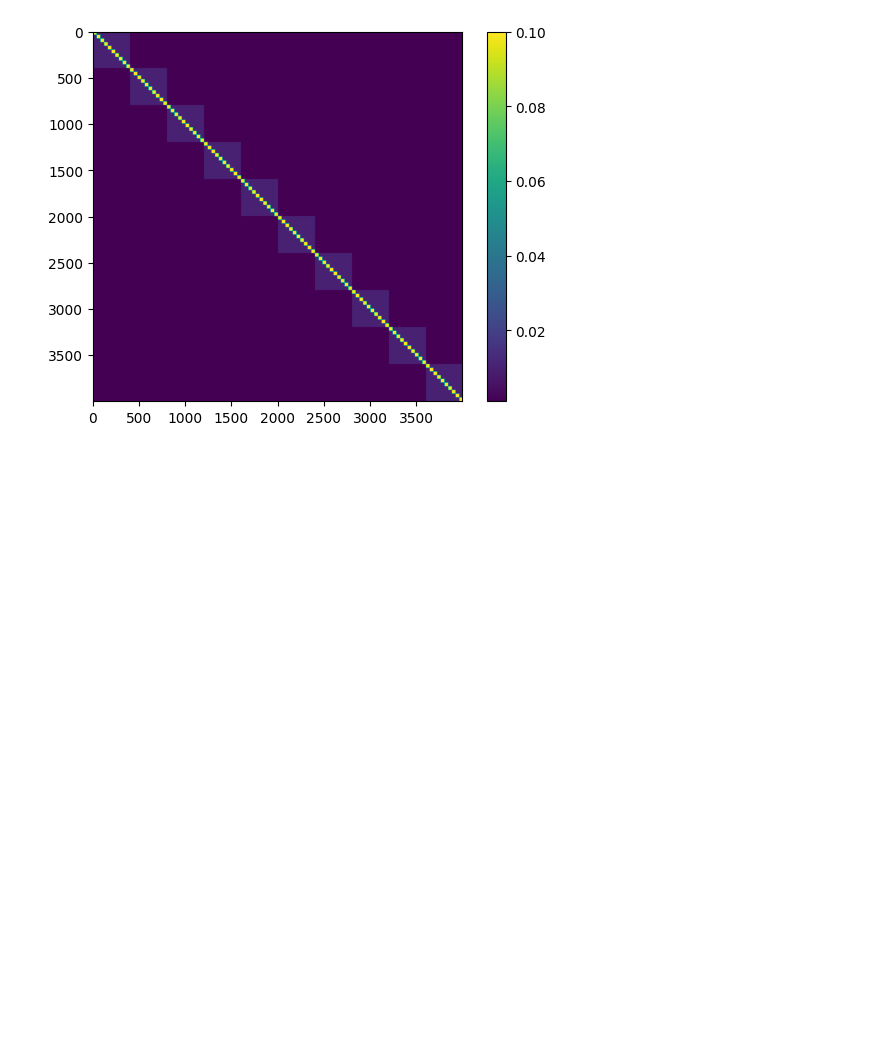
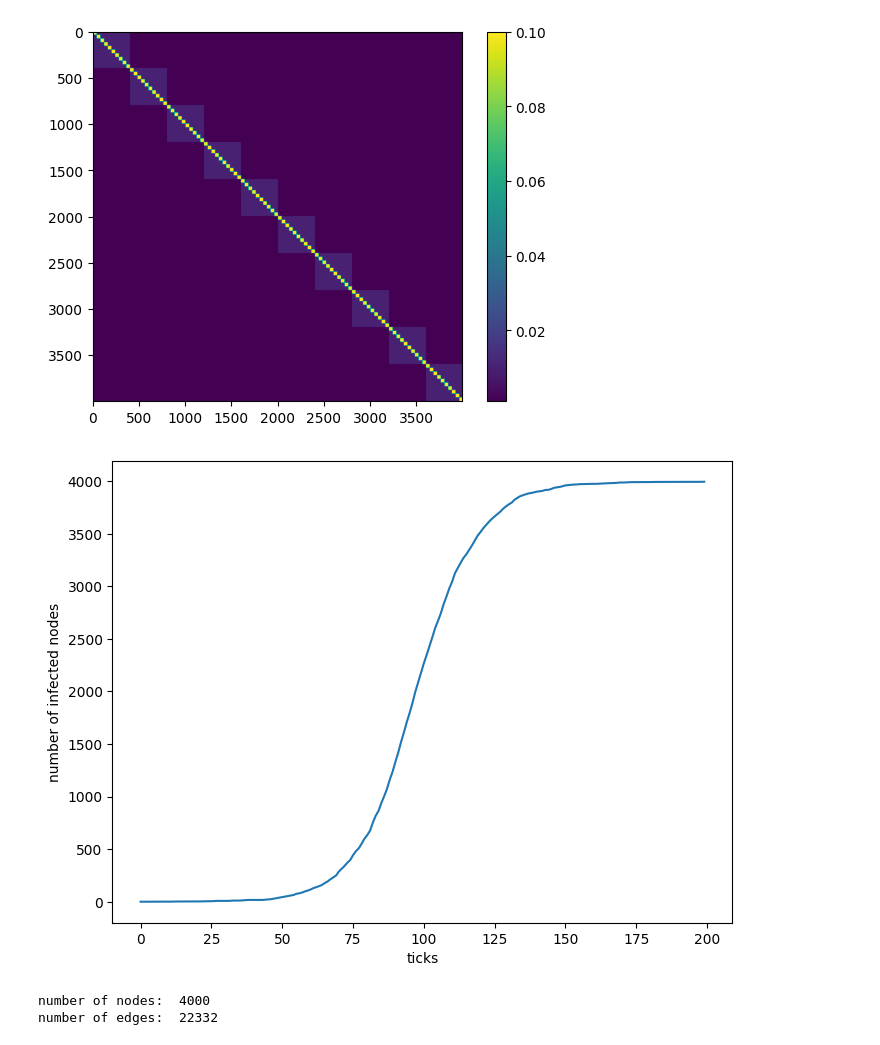
Before and after one commit to ficnawode/SI-model-sim, a Jupyter notebook: graph.ipynb, the cells around one changed output. Drawn from its saved outputs; the diff is of its cells as text; code cells hidden in the pictures; blank space fills up the shorter version.

```diff
--- a/graph.ipynb
+++ b/graph.ipynb
@@ -149,14 +138,49 @@ number of edges:  159946
-# %%
-#create correlation matrix
-corr_mat = create_correlation_matrix(4000)
-
-#plot it to see what it looks like
-plt.imshow(corr_mat)
-plt.colorbar()
-
-# plt.savefig('out/correlation_matrix_visualization.jpg', dpi=300)
-
-plt.show()
-# %% [output]
-[figure, removed]
+# %%
+#create correlation matrix
+corr_mat = create_correlation_matrix(4000)
+
+#plot it to see what it looks like
+plt.imshow(corr_mat)
+plt.colorbar()
+
+# plt.savefig('out/correlation_matrix_visualization.jpg', dpi=300)
+
+plt.show()
+
+#create correlation (probability) matrix
+corr_mat = create_correlation_matrix(4000)
+
+#create a model from the matrix
+g = SIModel.create_from_correlation_matrix(corr_mat, 0.01)
+
+#set first node to infected
+g.nodes[0].infected = True
+
+#gather data
+tick_numbers = []
+infected_at_tick = []
+
+#watch chaos unfold
+for i in range(200):
+    g.tick()
+    tick_numbers.append(i)
+    infected_at_tick.append(g.amount_of_infected)
+
+#plot the sucker
+plt.figure(figsize = (8,6))
+plt.plot(tick_numbers, infected_at_tick)
+plt.xlabel('ticks')
+plt.ylabel('number of infected nodes')
+
+# plt.savefig('out/infected_per_tick_variable_correlation.jpg', dpi=300)
+
+plt.show()
+
+print("number of nodes: ", len(g.nodes))
+print("number of edges: ", g.number_of_edges)
+# %% [output]
+[figure, added]
+[figure, added]
+number of nodes:  4000
+number of edges:  22332
 # %%
```
Also changed, not shown: parts of 3 cells of this notebook.
